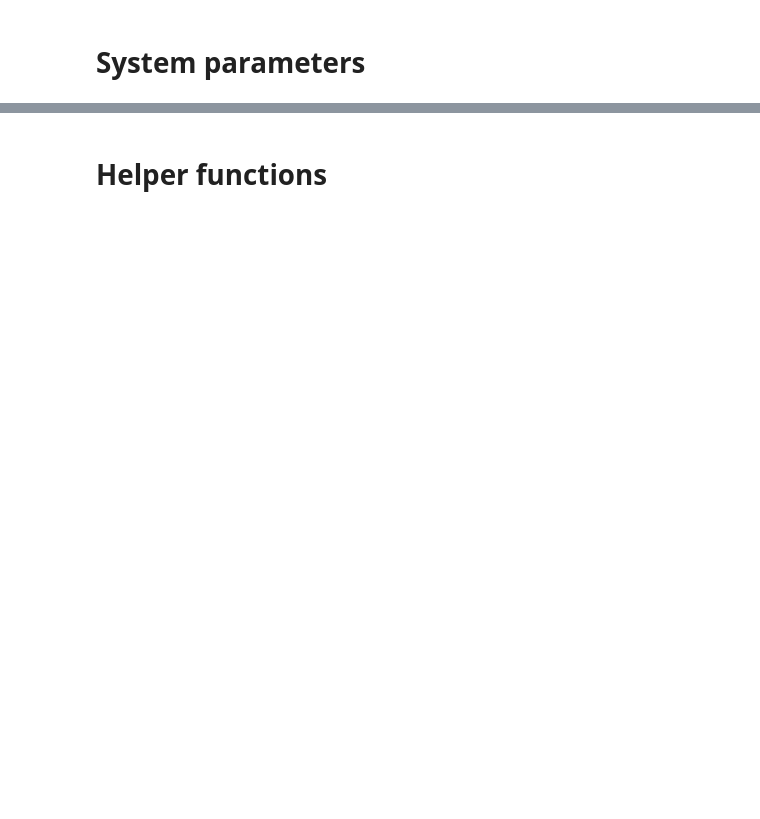
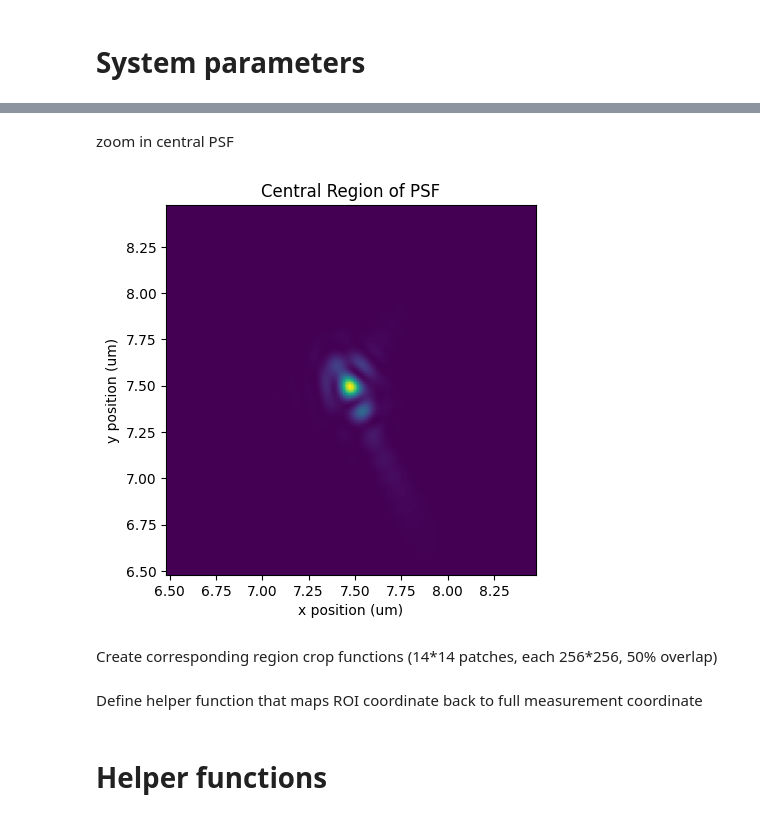
Before and after one commit to ArianaGu/EUV_FPM, a Jupyter notebook: fp_sim.ipynb, the cells around one changed output, grey strips where cells are left out. Drawn from its saved outputs; the diff is of its cells as text; code cells hidden in the pictures; blank space fills up the shorter version.

```diff
--- a/fp_sim.ipynb
+++ b/fp_sim.ipynb
@@ -33,0 +48,14 @@ FILTER = (Fx**2 + Fy**2) <= fc_lens**2
+# %%
+# Load aberrations
+mat = scipy.io.loadmat('./real_data/aberrations_full_FOV_angleCorrected_512.mat')
+aberr_all = mat['FOV_ABERR']
+del mat
+
+mat = scipy.io.loadmat('./real_data/Fc_normalized.mat')
+nFx_c = mat['nFx_c']
+nFy_c = mat['nFy_c']
+pupil_c = mat['pupil_c']
+
+# Scale aberration to reasonable values rms ~ (2pi/14,2pi/2)
+scale = 12
+aberr_all = aberr_all*scale
@@ -33,0 +170,25 @@ FILTER = (Fx**2 + Fy**2) <= fc_lens**2
+# %% [markdown]
+zoom in central PSF
+# %%
+def plot_central_region(PSF, x_m, y_m, region_size=2e-6):
+    # Extract the central region of the PSF
+    x_center = (x_m[-1] + x_m[0]) / 2
+    y_center = (y_m[-1] + y_m[0]) / 2
+    x_indices = np.where((x_m >= x_center - region_size/2) & (x_m <= x_center + region_size/2))
+    y_indices = np.where((y_m >= y_center - region_size/2) & (y_m <= y_center + region_size/2))
+    central_PSF = PSF[y_indices[0][0]:y_indices[0][-1]+1, x_indices[0][0]:x_indices[0][-1]+1]
+
+    # Plot the central region
+    plt.imshow(central_PSF, extent=[x_m[x_indices[0][0]]*1e6, x_m[x_indices[0][-1]]*1e6,
+                                    y_m[y_indices[0][0]]*1e6, y_m[y_indices[0][-1]]*1e6])
+    plt.xlabel('x position (um)')
+    plt.ylabel('y position (um)')
+    plt.title('Central Region of PSF')
+    plt.show()
+
+
+plot_central_region(PSF, x_m, y_m)
+# %% [output]
+[figure, added]
+# %% [markdown]
+Create corresponding region crop functions (14\*14 patches, each 256\*256, 50% overlap)
@@ -34,3 +212,5 @@ FILTER = (Fx**2 + Fy**2) <= fc_lens**2
+# %% [markdown]
+Define helper function that maps ROI coordinate back to full measurement coordinate
 # %% [markdown]
 # Helper functions
 # %%
```
Also changed, not shown: parts of 27 cells of this notebook, 3 other files.
